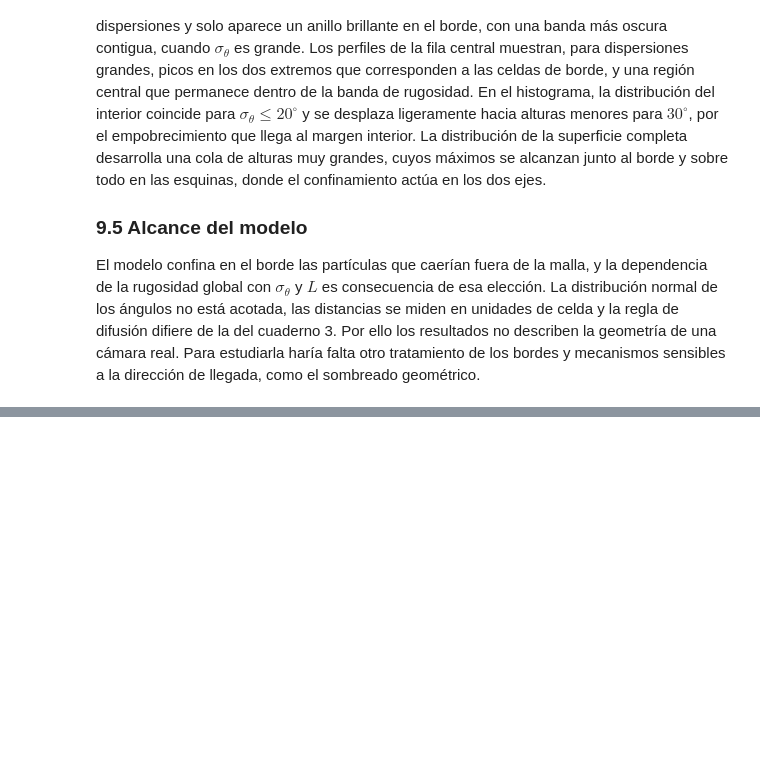
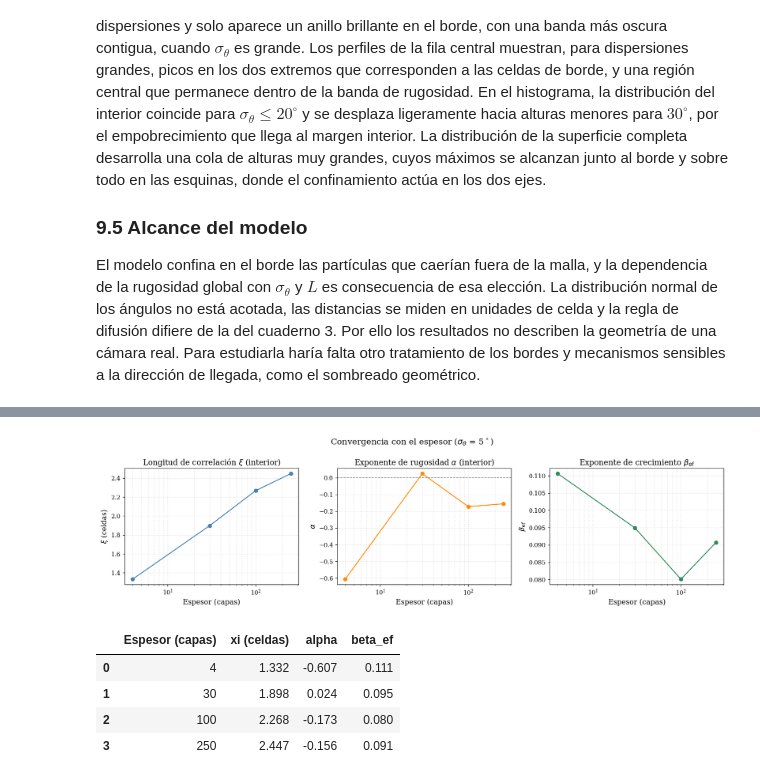
Before and after one commit to cristianvergara0/ComputationalPhysics_UdeA, a Jupyter notebook: Computational Physics I/04_thermally_activated_surface_relaxation_with_angular_incidence.ipynb, the cells around one changed output, grey strips where cells are left out. Drawn from its saved outputs; the diff is of its cells as text; code cells hidden in the pictures; blank space fills up the shorter version.

```diff
--- a/Computational Physics I/04_thermally_activated_surface_relaxation_with_angular_incidence.ipynb
+++ b/Computational Physics I/04_thermally_activated_surface_relaxation_with_angular_incidence.ipynb
@@ -984,0 +1351,67 @@ El modelo confina en el borde las partículas que caerían fuera de la malla, y
+# %%
+# Convergencia de xi, alpha y beta_ef con el espesor, en la condicion base
+# (region interior). Se reutiliza ejecutar_simulacion_angular_con_historial
+# tal cual.
+ESPESORES_OBJETIVO = [4, 30, 100, 250]  # capas; 4 = espesor original de este cuaderno
+
+resultados_convergencia = []
+for h_obj in ESPESORES_OBJETIVO:
+    n_ev = int(round(h_obj * NX * NY))
+    guardar_cada_h = max(1, n_ev // 20)
+    superficie_h, hev_h, hesp_h, hrug_h = ejecutar_simulacion_angular_con_historial(
+        NX, NY, n_ev, TEMPERATURE, T_ESCALA, MAX_DIFFUSION_STEPS, SOURCE_DISTANCE,
+        SIGMA_ANGLE, guardar_cada_h, SEMILLA)
+    interior_h = superficie_h[MARGEN_INTERIOR:NX - MARGEN_INTERIOR, MARGEN_INTERIOR:NY - MARGEN_INTERIOR]
+
+    t_capas_h = hev_h / n_celdas
+    tramo_h = t_capas_h >= 0.3 * t_capas_h.max()
+    if np.count_nonzero(tramo_h) >= 3:
+        beta_h = np.polyfit(np.log(t_capas_h[tramo_h]), np.log(hrug_h[tramo_h]), 1)[0]
+    else:
+        beta_h = np.nan
+
+    k_h, psd_h = espectro_potencia_radial(interior_h, periodica=False)
+    r_h, g_h, xi_h = correlacion_alturas_radial(interior_h, periodica=False)
+    valido_h = (k_h > 0.03) & (k_h < 0.25) & np.isfinite(psd_h) & (psd_h > 0)
+    if valido_h.sum() >= 3:
+        pend_h, _ = np.polyfit(np.log(k_h[valido_h]), np.log(psd_h[valido_h]), 1)
+        alpha_h = -(pend_h + 2) / 2.0
+    else:
+        alpha_h = np.nan
+
+    resultados_convergencia.append({
+        "Espesor (capas)": h_obj, "xi (celdas)": xi_h, "alpha": alpha_h, "beta_ef": beta_h,
+    })
+
+df_convergencia = pd.DataFrame(resultados_convergencia)
+
+fig, axes = plt.subplots(1, 3, figsize=(15, 4.2))
+axes[0].semilogx(df_convergencia["Espesor (capas)"], df_convergencia["xi (celdas)"], "o-", color="steelblue")
+axes[0].set_xlabel("Espesor (capas)"); axes[0].set_ylabel(r"$\xi$ (celdas)")
+axes[0].set_title(r"Longitud de correlación $\xi$ (interior)")
+axes[0].grid(True, which="both", linestyle=":", alpha=0.5)
+
+axes[1].semilogx(df_convergencia["Espesor (capas)"], df_convergencia["alpha"], "o-", color="darkorange")
+axes[1].axhline(0, color="gray", linestyle="--", lw=1)
+axes[1].set_xlabel("Espesor (capas)"); axes[1].set_ylabel(r"$\alpha$")
+axes[1].set_title(r"Exponente de rugosidad $\alpha$ (interior)")
+axes[1].grid(True, which="both", linestyle=":", alpha=0.5)
+
+axes[2].semilogx(df_convergencia["Espesor (capas)"], df_convergencia["beta_ef"], "o-", color="seagreen")
+axes[2].set_xlabel("Espesor (capas)"); axes[2].set_ylabel(r"$\beta_{\mathrm{ef}}$")
+axes[2].set_title(r"Exponente de crecimiento $\beta_{\mathrm{ef}}$")
+axes[2].grid(True, which="both", linestyle=":", alpha=0.5)
+
+fig.suptitle(r"Convergencia con el espesor ($\sigma_\theta$ = " f"{SIGMA_ANGLE}" r"$^\circ$)")
+fig.tight_layout()
+fig.savefig("angular_convergencia_espesor.png", bbox_inches="tight")
+plt.show()
+
+display(df_convergencia.round(3))
+# %% [output]
+[figure, added]
+|  | Espesor (capas) | xi (celdas) | alpha | beta_ef |
+| 0 | 4 | 1.332 | -0.607 | 0.111 |
+| 1 | 30 | 1.898 | 0.024 | 0.095 |
+| 2 | 100 | 2.268 | -0.173 | 0.080 |
+| 3 | 250 | 2.447 | -0.156 | 0.091 |
```
Also changed, not shown: parts of 14 cells of this notebook, 24 other files.
